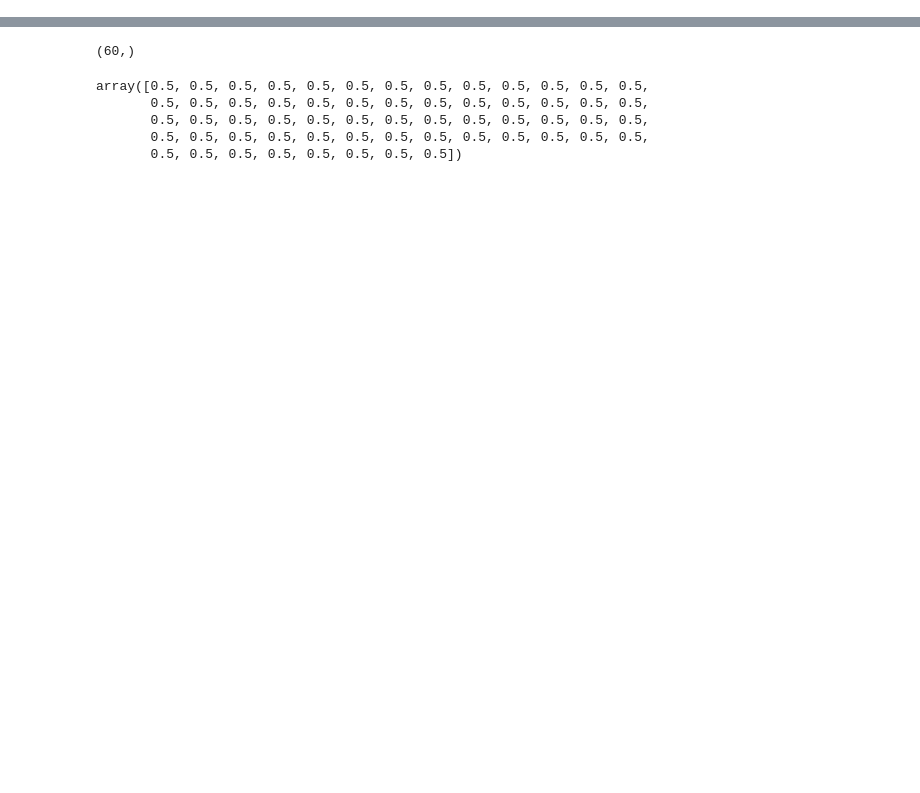
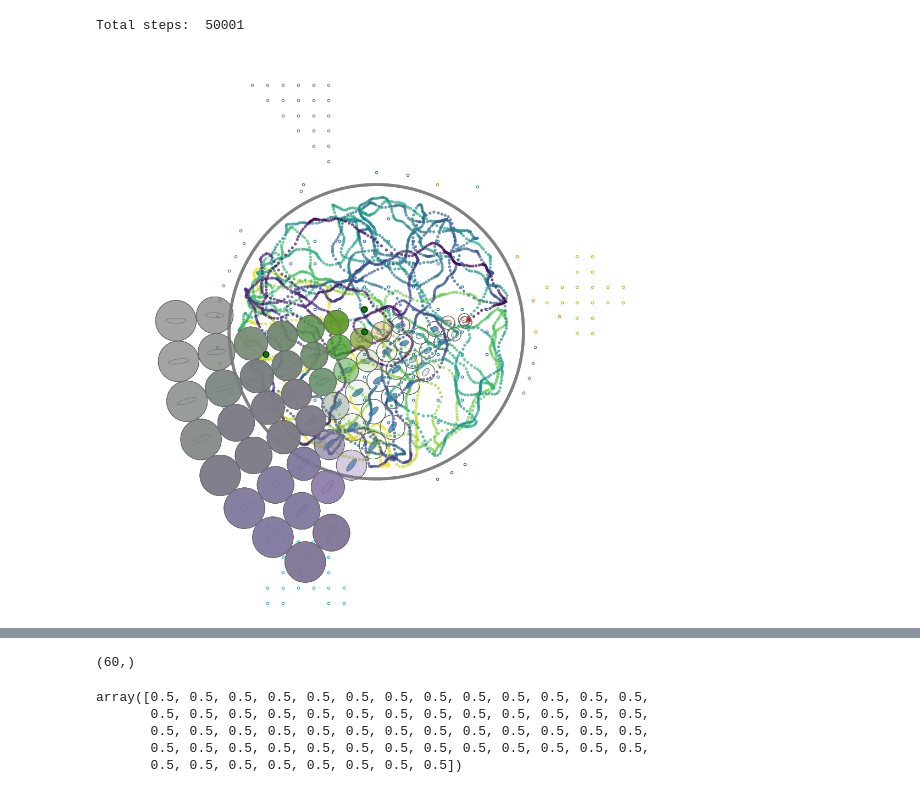
Before and after one commit to LevensteinLab/pRNN, a Jupyter notebook: testing.ipynb, the cells around one changed output, grey strips where cells are left out. Drawn from its saved outputs; the diff is of its cells as text; code cells hidden in the pictures; blank space fills up the shorter version.

```diff
--- a/testing.ipynb
+++ b/testing.ipynb
@@ -36,0 +66,14 @@ obs, act, state, render = env.collectObservationSequence(agent, 10)
+# %%
+total_steps = len(env.ag.history["t"])
+print("Total steps: ", total_steps)
+#look at the history of the reward cell
+# %% [output]
+Total steps:  50001
+# %%
+
+# fig = plt.figure(figsize=(10, 10))
+# ax = plt.subplot(1,1,1)
+fig, ax = plt.subplots(figsize=(10,10))
+env.show_state_traj(0000, 10000, fig, ax)
+# %% [output]
+[figure, added]
```
Also changed, not shown: parts of 6 cells of this notebook, 3 other files.
